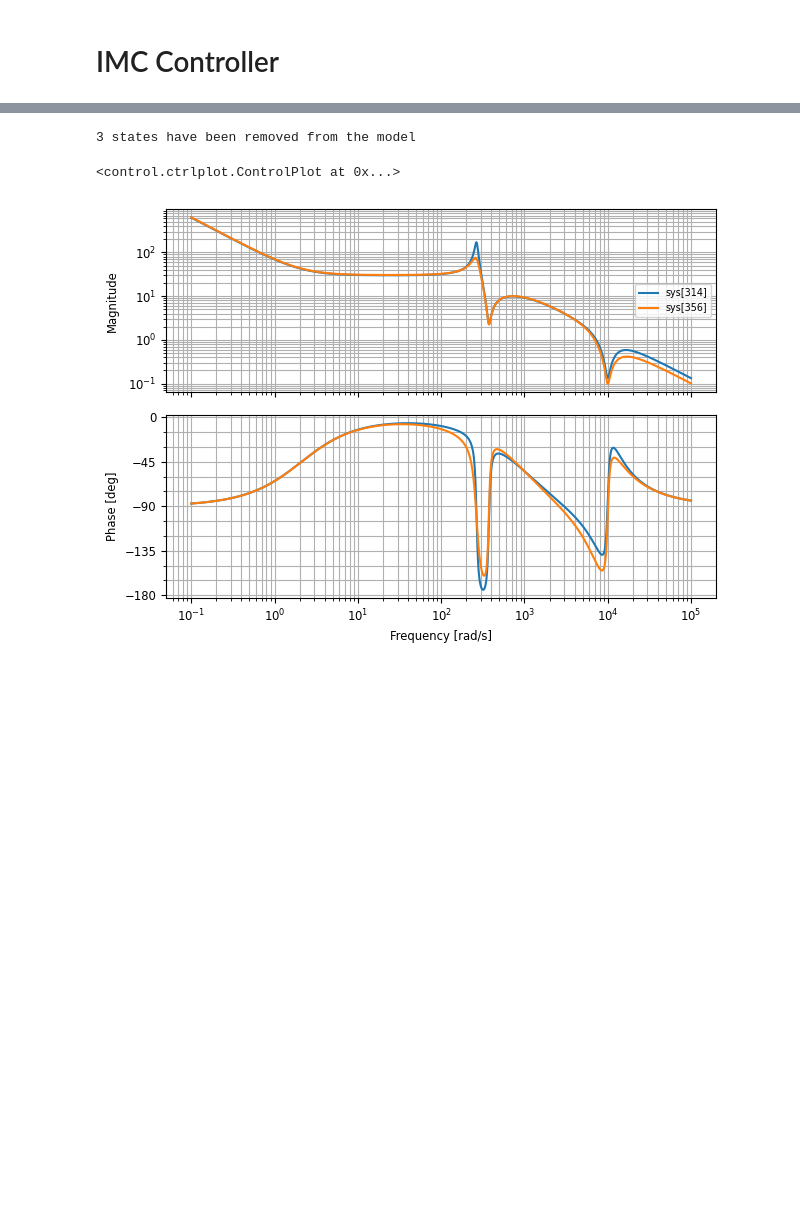
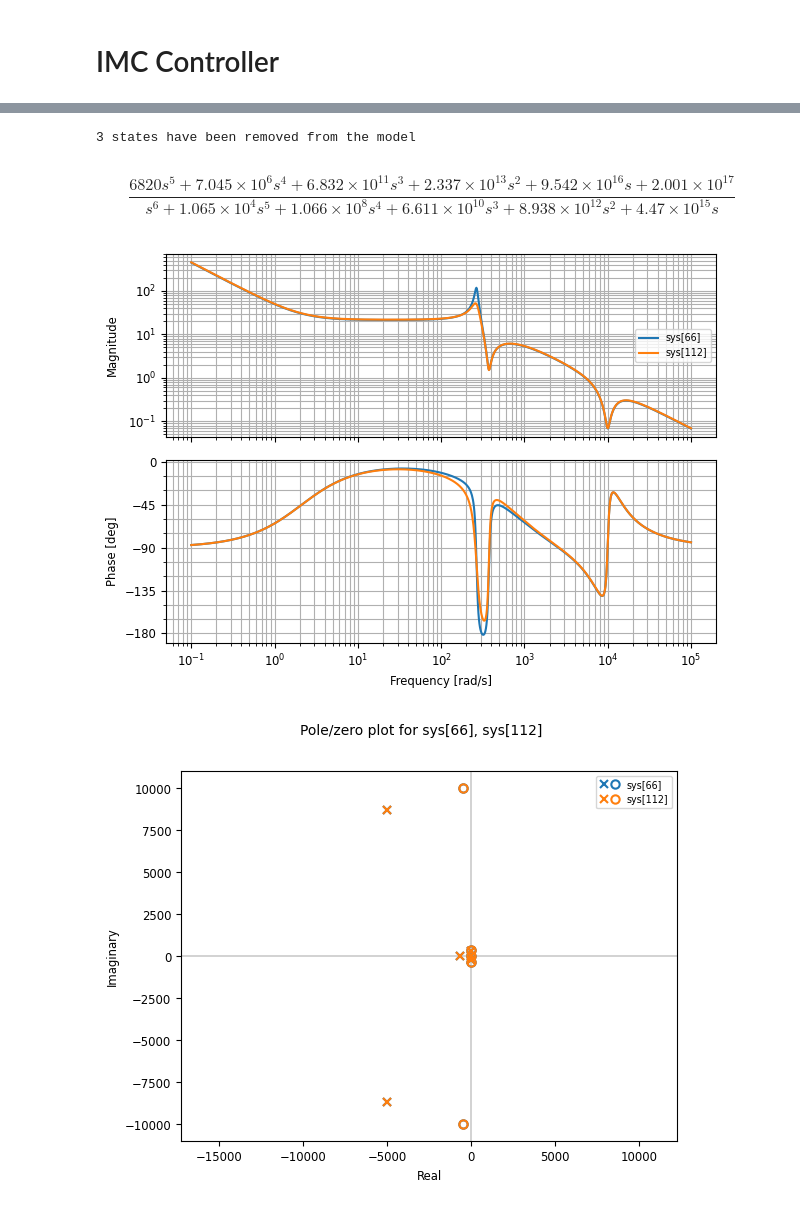
Before and after one commit to eliasrhoden/Sinumerik-Ctrl, a Jupyter notebook: imc_design.ipynb, the cells around one changed output, grey strips where cells are left out. Drawn from its saved outputs; the diff is of its cells as text; code cells hidden in the pictures; blank space fills up the shorter version.

```diff
--- a/imc_design.ipynb
+++ b/imc_design.ipynb
@@ -128,7 +95,6 @@ def unstable_zeros(G):
 
 
 unstabl_zers = unstable_zeros(Gf)
-print(unstabl_zers)
 
 Ns = len(unstabl_zers.zeros())
 print('No unstable zeros ',Ns)
@@ -140,13 +106,17 @@ filt_order = No + Ns +1
 print(filt_order)
 
 # Ref model
-w_cl_m = 70*2*np.pi
+w_cl_m = 50*2*np.pi
 M = unstabl_zers / (s/w_cl_m + 1)**filt_order
 M = ctrl.minreal(M)
 M *= 1/M.dcgain()
 
-plot_mag(M)
-plt.ylim([-20,1])
-print("Reference model (Desired closed loop dynamics)")
+M.name = 'Reference model'
+ctrl.bode(M)
+
+plt.figure()
+
+ctrl.pzmap(M)
+
 M
 # %% [output]
@@ -183,11 +144,13 @@ def increase_damping(C,min_dampng):
             z = np.real(z)
             if np.abs(z) > eps:
                 p = (s-z)/(-z)
+                p = (s/np.abs(z) + 1)
             else:
                 p = (s-z)
         elif np.imag(z) > eps:
 
-            w0 = np.imag(z)
+
+            w0 = np.sqrt(np.real(z)**2 + np.imag(z)**2)
             zeta = -np.real(z)/w0
 
             zeta = max(zeta,min_dampng)
@@ -213,16 +176,23 @@ def increase_damping(C,min_dampng):
 # %%
 C_imc = M/(1-M) * (1/Gf)
 C_imc = ctrl.minreal(C_imc)
 
 ctrl.bode(C_imc)
 
-C_imc = increase_damping(C_imc,0.1)#*1e-14
+if True:
+    C_imc2 = increase_damping(C_imc,0.1)
+    ctrl.bode(C_imc2)
 
-ctrl.bode(C_imc)
+plt.figure()
+ctrl.pzmap(C_imc)
+ctrl.pzmap(C_imc2)
+
+C_imc
 # %% [output]
 3 states have been removed from the model
-<control.ctrlplot.ControlPlot at 0x...>
+$$\frac{6820 s^5 + 7.045 \times 10^{6} s^4 + 6.832 \times 10^{11} s^3 + 2.337 \times 10^{13} s^2 + 9.542 \times 10^{16} s + 2.001 \times 10^{17}}{s^6 + 1.065 \times 10^{4} s^5 + 1.066 \times 10^{8} s^4 + 6.611 \times 10^{10} s^3 + 8.938 \times 10^{12} s^2 + 4.47 \times 10^{15} s}$$
-[figure, old version]
+[figure, new version]
+[figure, added]
 # %%
 
 with open(r'tf_txt\C_imc.txt','w') as f:
```
Also changed, not shown: parts of 7 cells of this notebook, 3 other files.
